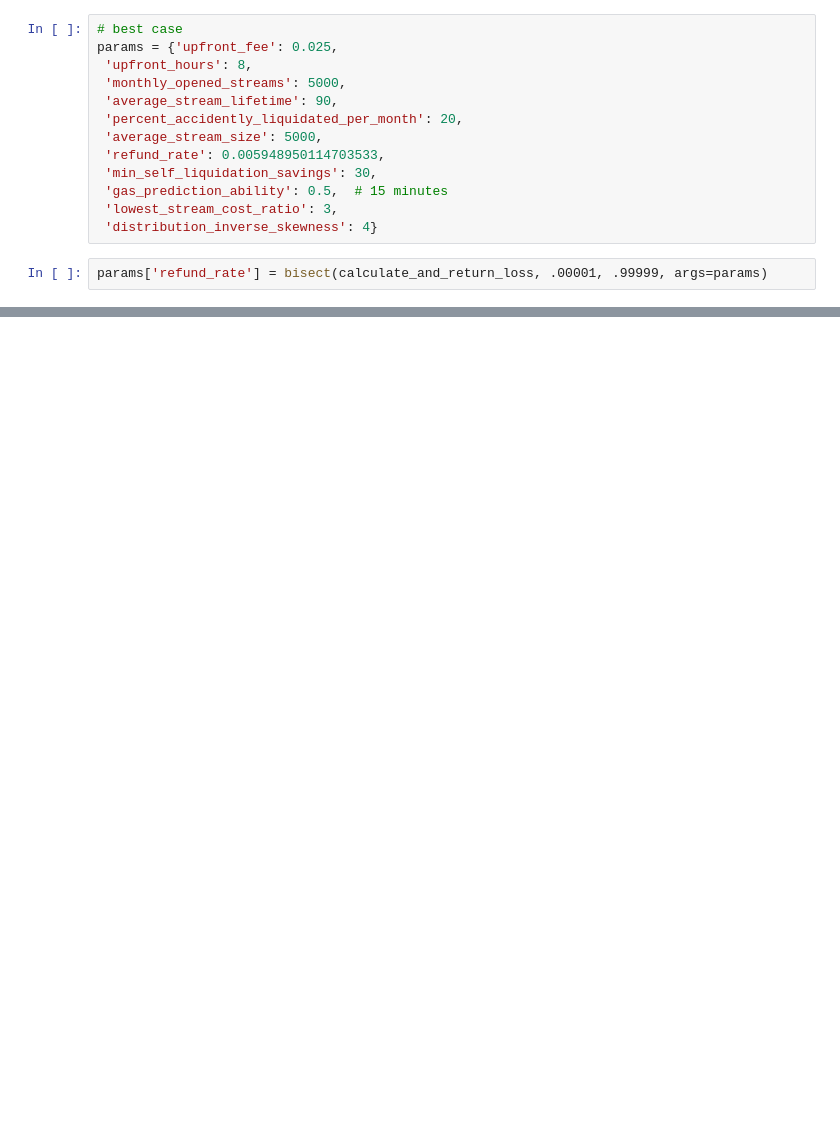
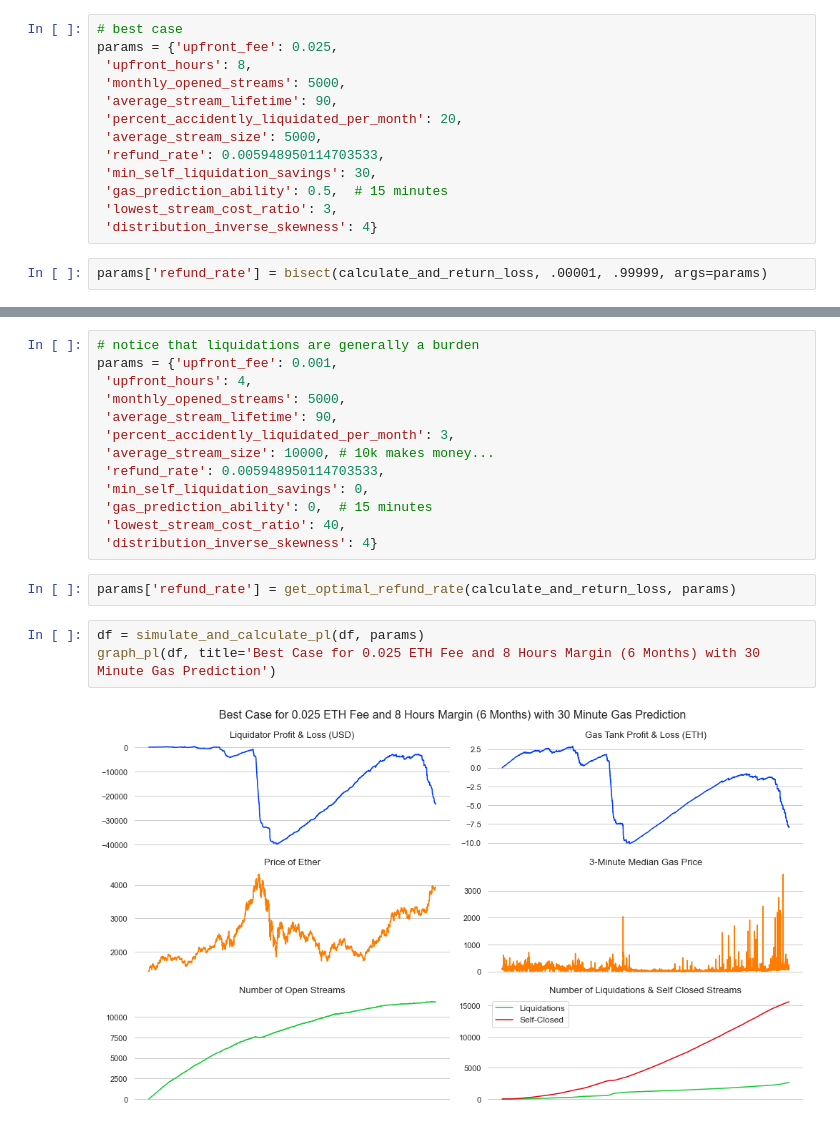
Before and after one commit to mcurcio5/superfluid-liquidations, a Jupyter notebook: sim_analysis.ipynb, the cells around one changed output, grey strips where cells are left out. Cells and saved outputs as stored; diff of their text form; blank space fills up the shorter version.

```diff
--- a/sim_analysis.ipynb
+++ b/sim_analysis.ipynb
@@ -301,0 +305,20 @@ plt.savefig('sim_run_highlights_025_and_8_best_case_w_pred.png', format='png')
+# %%
+# notice that liquidations are generally a burden
+params = {'upfront_fee': 0.001,
+ 'upfront_hours': 4,
+ 'monthly_opened_streams': 5000,
+ 'average_stream_lifetime': 90,
+ 'percent_accidently_liquidated_per_month': 3,
+ 'average_stream_size': 10000, # 10k makes money...
+ 'refund_rate': 0.005948950114703533,
+ 'min_self_liquidation_savings': 0,
+ 'gas_prediction_ability': 0,  # 15 minutes
+ 'lowest_stream_cost_ratio': 40,
+ 'distribution_inverse_skewness': 4}
+# %%
+params['refund_rate'] = get_optimal_refund_rate(calculate_and_return_loss, params)
+# %%
+df = simulate_and_calculate_pl(df, params)
+graph_pl(df, title='Best Case for 0.025 ETH Fee and 8 Hours Margin (6 Months) with 30 Minute Gas Prediction')
+# %% [output]
+[figure, added]
```
Also changed, not shown: parts of 10 cells of this notebook, 2 other files.
